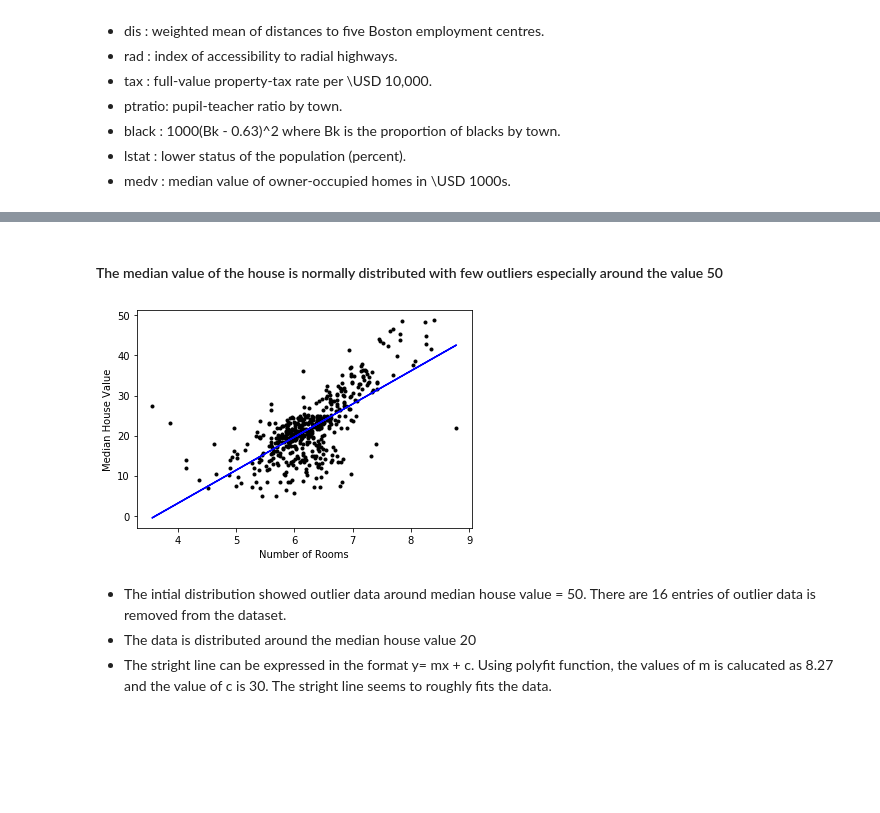
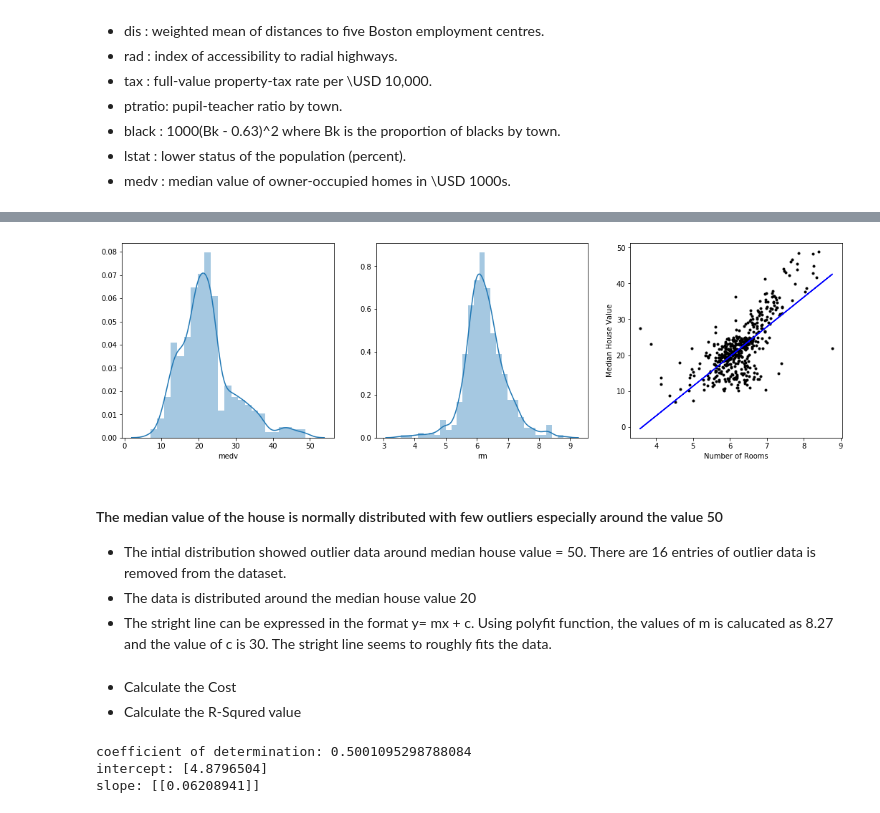
Before and after one commit to SomanathanSubramaniyan/Machine-Learning-Statistics, a Jupyter notebook: Boston-Dataset-Project.ipynb, the cells around one changed output, grey strips where cells are left out. Cells and saved outputs as stored; diff of their text form; code cells hidden in the pictures; blank space fills up the shorter version.

Commit message:
R2 value calucation. RM - independent variable

```diff
--- a/Boston-Dataset-Project.ipynb
+++ b/Boston-Dataset-Project.ipynb
@@ -60,27 +53,48 @@ sns.distplot(df_BHD['medv']);
-# %% [markdown]
-#### The median value of the house is normally distributed with few outliers especially around the value 50
 # %%
+import numpy as np
+import matplotlib.pyplot as plt
+import seaborn as sns
+
+fig, (ax1, ax2, ax3) = plt.subplots(1, 3,figsize=(18,5))
+
 # plot the median house value against the number of rooms
 # remove the outliers. Consider only the data that are with median house of 49 and below
-df_BHD_subset = df_BHD[df_BHD['medv'] <50]
+# Remove 20 outlier rows from the dataset
+# House price less than 10 M where the number of rooms are greater than zero
+# Median value of the about 49M and the number of l
+
+#Copy of the dataset.orginal data set
+df_BHD_subset = df_BHD
+
+df_BHD_sub = df_BHD[(df_BHD['medv'] < 10) & (df_BHD['rm'] > 5 ) ]
+for row in df_BHD_sub.index:
+    df_BHD_subet = df_BHD_subet.drop(row)
+    print(row)
+
+df_BHD_subset = df_BHD_subset[(df_BHD['medv'] < 49)]
+
+sns.distplot(df_BHD_subset['medv'],ax=ax1)
+sns.distplot(df_BHD_subset['rm'],ax=ax2)
 
 # plot the data (number of rooms  versis  Median House value)
-plt.plot(df_BHD_subset['rm'],df_BHD_subset['medv'],'k.', label='Original data')
+ax3.plot(df_BHD_subset['rm'],df_BHD_subset['medv'],'k.', label='Original data')
 
 #Calcuate the polyfit co-efficients using numpy
-np.polyfit(df_BHD_subset['rm'],df_BHD_subset['medv'], 1)
+#the value of m is 8.27 and the value of c is 30
+m,c = np.polyfit(df_BHD_subset['rm'],df_BHD_subset['medv'], 1)
 
 #plot the fitted line
-plt.plot(df_BHD_subset['rm'],(8.27 * df_BHD_subset['rm'] - 30),'b-', label='Best fit line')
+ax3.plot(df_BHD_subset['rm'],(8.27 * df_BHD_subset['rm'] - 30),'b-', label='Best fit line')
 
 plt.xlabel('Number of Rooms')
 plt.ylabel('Median House Value')
 
 # Show the plot.
 plt.show()
 # %% [output]
-[figure, old version]
+[figure, new version]
 # %% [markdown]
+#### The median value of the house is normally distributed with few outliers especially around the value 50
 - The intial distribution showed outlier data around median house value = 50. There are 16 entries of outlier data is removed from the dataset.
 - The data is distributed around the median house value 20
 - The stright line can be expressed in the format y= mx + c. Using polyfit function, the values of m is calucated as 8.27 and the value of c is 30. The stright line seems to roughly fits the data.
@@ -90,0 +101,21 @@ plt.show()
+# %% [markdown]
+- Calculate the Cost
+- Calculate the R-Squred value
+# %%
+from sklearn.linear_model import LinearRegression
+y = df_BHD_subset['rm'].values
+y = y.reshape((-1,1))
+
+x = df_BHD_subset['medv'].values
+x = x.reshape((-1,1))
+
+model = LinearRegression()
+model.fit(x, y)
+r_sq = model.score(x, y)
+print('coefficient of determination:', r_sq)
+print('intercept:', model.intercept_)
+print('slope:', model.coef_)
+# %% [output]
+coefficient of determination: 0.5001095298788084
+intercept: [4.8796504]
+slope: [[0.06208941]]
```
Also changed, not shown: parts of 3 cells of this notebook.
